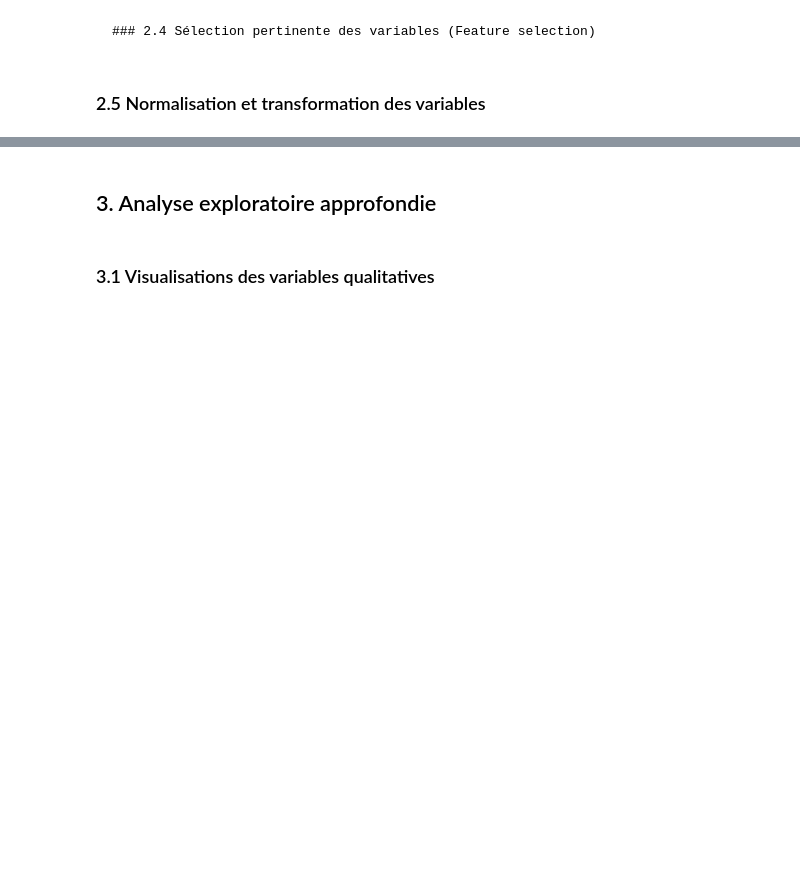
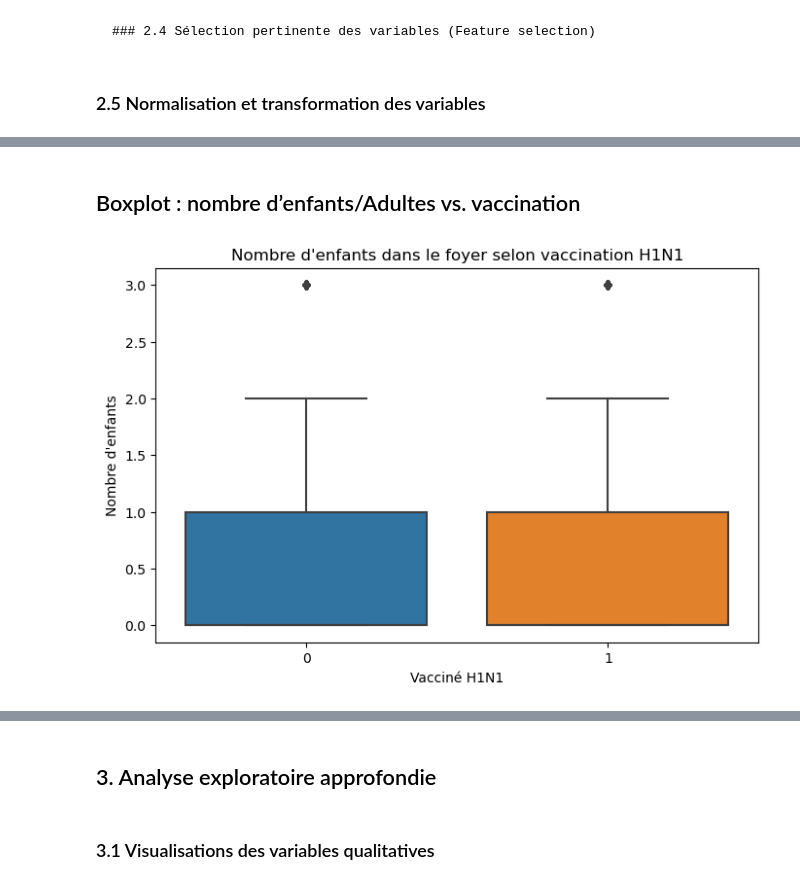
Before and after one commit to jabibamman/examen_ML_5_AL2, a Jupyter notebook: h1n1V2.ipynb, the cells around one changed output, grey strips where cells are left out. Cells and saved outputs as stored; diff of their text form; code cells hidden in the pictures; blank space fills up the shorter version.

```diff
--- a/h1n1V2.ipynb
+++ b/h1n1V2.ipynb
@@ -82,0 +118,13 @@ X_encoded[num_vars] = scaler.fit_transform(X_encoded[num_vars])
+# %% [markdown]
+## Boxplot : nombre d’enfants/Adultes vs. vaccination
+# %%
+plt.figure(figsize=(8, 5))
+sns.boxplot(data=pd.concat([X, y], axis=1),
+            x='h1n1_vaccine',
+            y='household_children')
+plt.title("Nombre d'enfants dans le foyer selon vaccination H1N1")
+plt.xlabel("Vacciné H1N1")
+plt.ylabel("Nombre d'enfants")
+plt.show()
+# %% [output]
+[figure, added]
```
Also changed, not shown: parts of 9 cells of this notebook.
